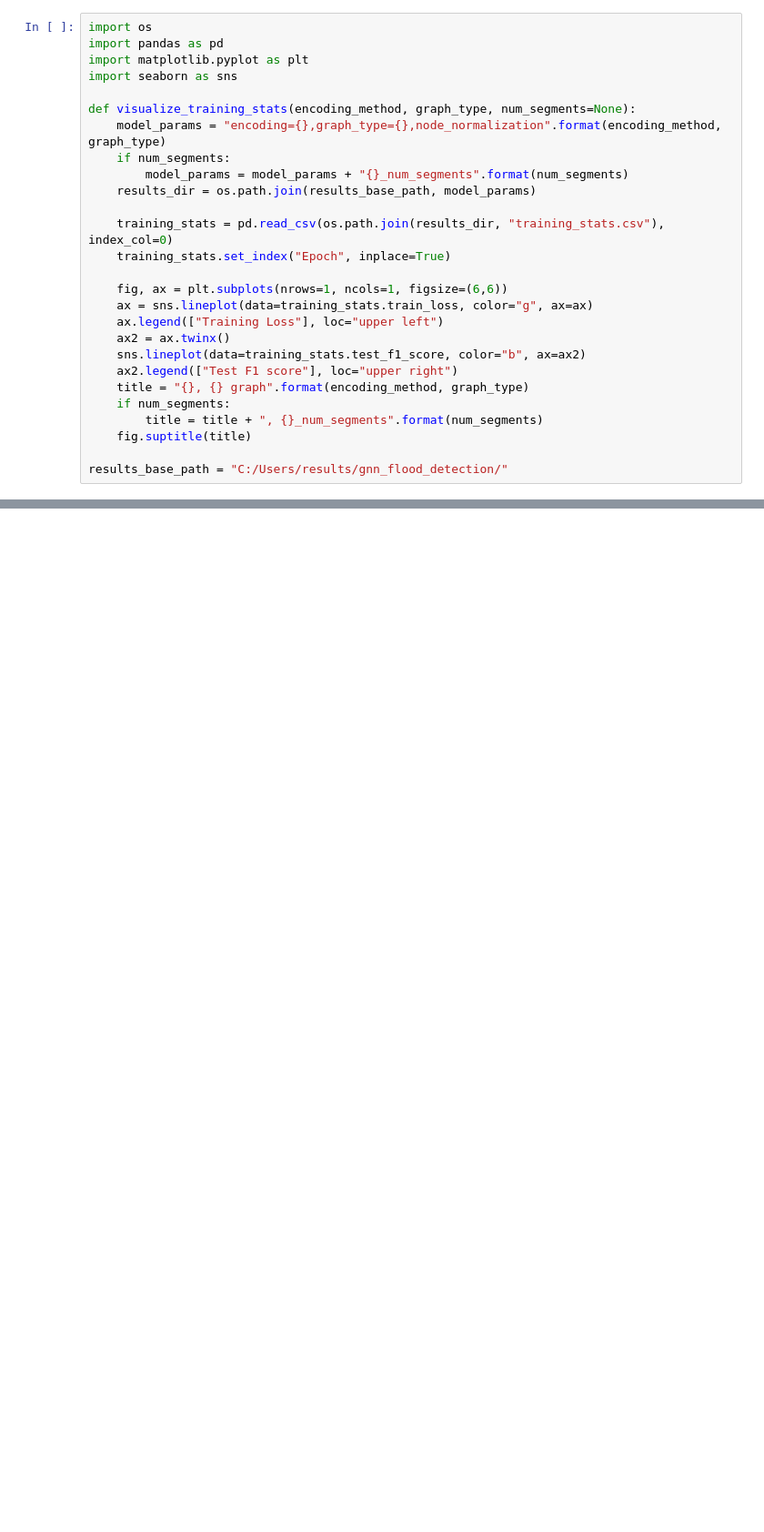
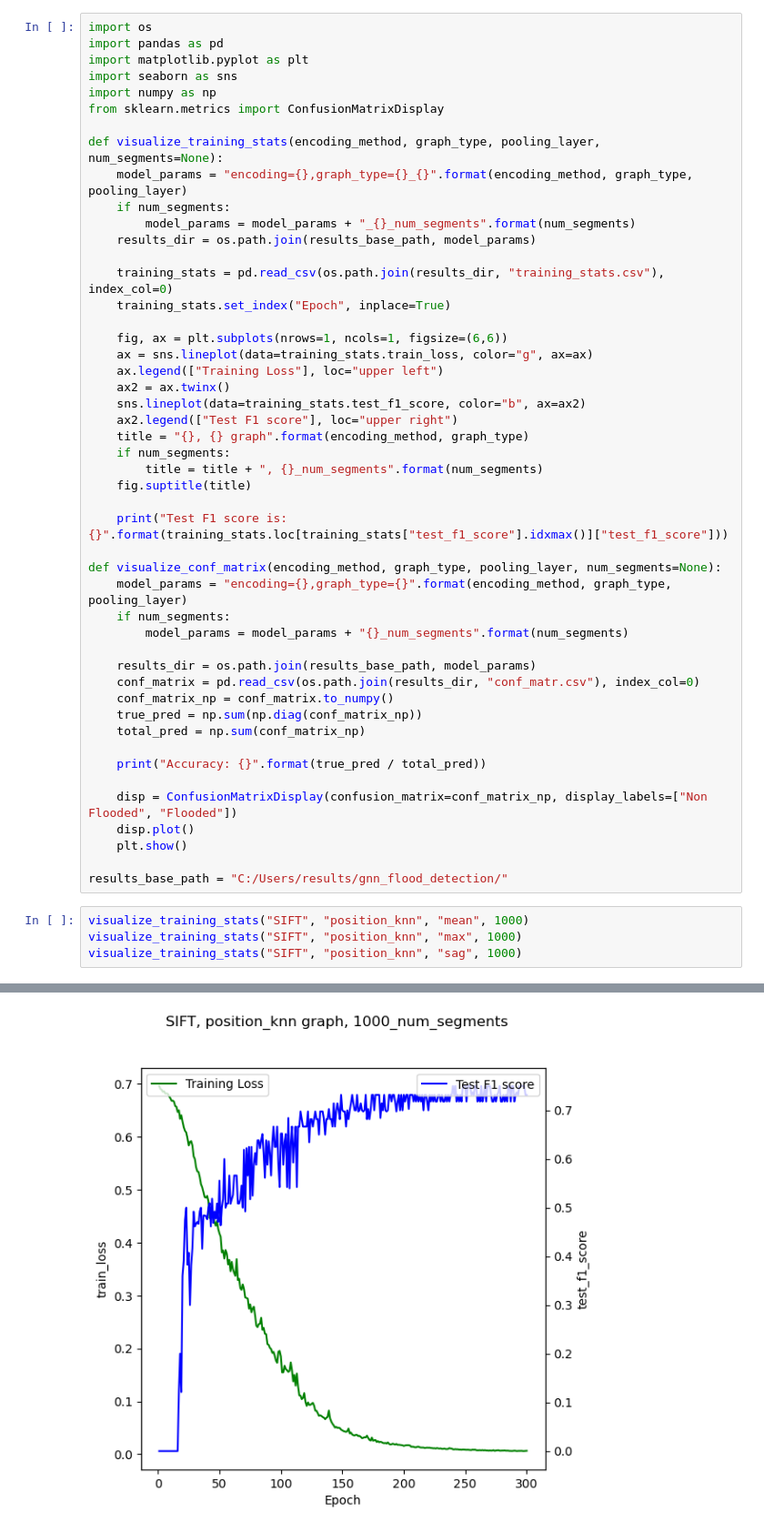
Before and after one commit to IvicaObadic/FloodDetection, a Jupyter notebook: results_analyzer.ipynb, the cells around one changed output, grey strips where cells are left out. Shown at 91% size. Saved outputs shown, nothing was run; the diff lists cells and outputs as text; blank space fills up the shorter version.

```diff
--- a/results_analyzer.ipynb
+++ b/results_analyzer.ipynb
@@ -3,11 +3,13 @@ import os
 import pandas as pd
 import matplotlib.pyplot as plt
 import seaborn as sns
+import numpy as np
+from sklearn.metrics import ConfusionMatrixDisplay
 
-def visualize_training_stats(encoding_method, graph_type, num_segments=None):
-    model_params = "encoding={},graph_type={},node_normalization".format(encoding_method, graph_type)
+def visualize_training_stats(encoding_method, graph_type, pooling_layer, num_segments=None):
+    model_params = "encoding={},graph_type={}_{}".format(encoding_method, graph_type, pooling_layer)
     if num_segments:
-        model_params = model_params + "{}_num_segments".format(num_segments)
+        model_params = model_params + "_{}_num_segments".format(num_segments)
     results_dir = os.path.join(results_base_path, model_params)
 
     training_stats = pd.read_csv(os.path.join(results_dir, "training_stats.csv"), index_col=0)
@@ -24,4 +26,28 @@ def visualize_training_stats(encoding_method, graph_type, num_segments=None):
         title = title + ", {}_num_segments".format(num_segments)
     fig.suptitle(title)
 
+    print("Test F1 score is: {}".format(training_stats.loc[training_stats["test_f1_score"].idxmax()]["test_f1_score"]))
+
+def visualize_conf_matrix(encoding_method, graph_type, pooling_layer, num_segments=None):
+    model_params = "encoding={},graph_type={}".format(encoding_method, graph_type, pooling_layer)
+    if num_segments:
+        model_params = model_params + "{}_num_segments".format(num_segments)
+
+    results_dir = os.path.join(results_base_path, model_params)
+    conf_matrix = pd.read_csv(os.path.join(results_dir, "conf_matr.csv"), index_col=0)
+    conf_matrix_np = conf_matrix.to_numpy()
+    true_pred = np.sum(np.diag(conf_matrix_np))
+    total_pred = np.sum(conf_matrix_np)
+
+    print("Accuracy: {}".format(true_pred / total_pred))
+
+    disp = ConfusionMatrixDisplay(confusion_matrix=conf_matrix_np, display_labels=["Non Flooded", "Flooded"])
+    disp.plot()
+    plt.show()
+
 results_base_path = "C:/Users/results/gnn_flood_detection/"
+# %%
+visualize_training_stats("SIFT", "position_knn", "mean", 1000)
+visualize_training_stats("SIFT", "position_knn", "max", 1000)
+visualize_training_stats("SIFT", "position_knn", "sag", 1000)
+# %% [output]
@@ -27,0 +57 @@ results_base_path = "C:/Users/results/gnn_flood_detection/"
+[figure, added]
```
Also changed, not shown: parts of 5 cells of this notebook, 8 other files.
